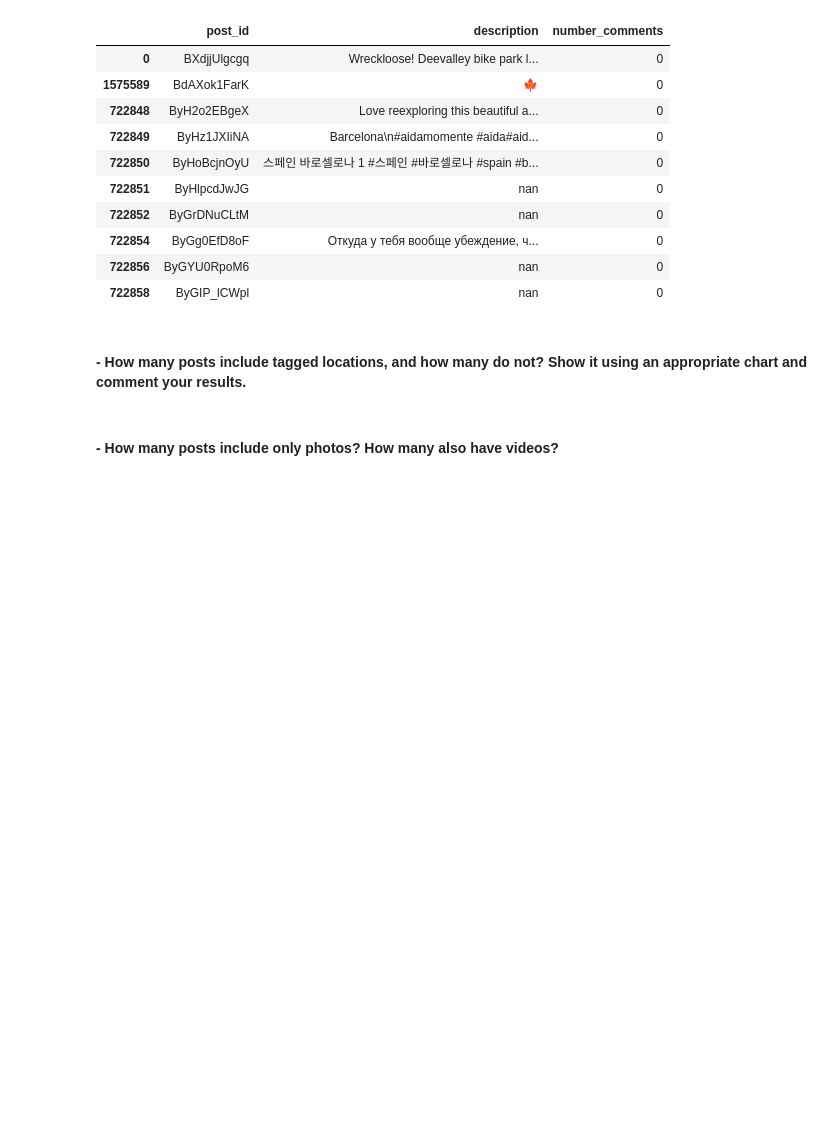
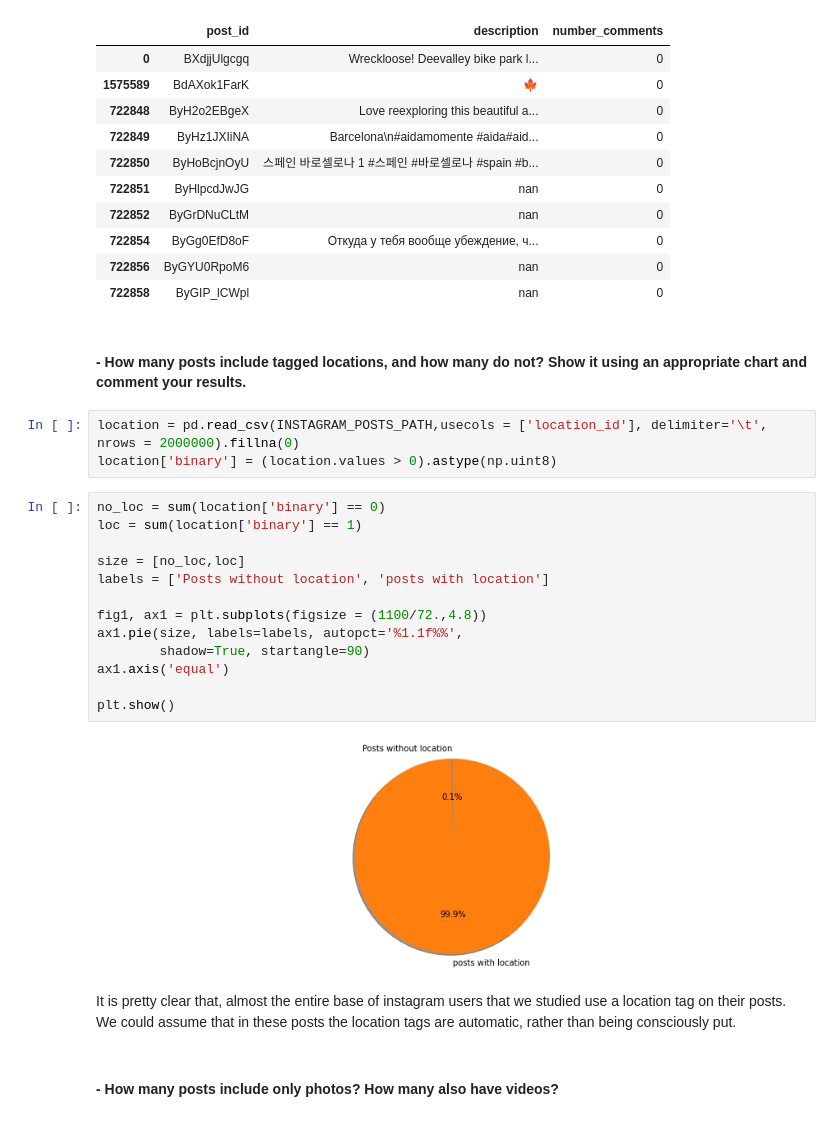
Before and after one commit to Vah1d/ADM-HW2, a Jupyter notebook: HW2.ipynb, the cells around one changed output. Cells and saved outputs as stored; diff of their text form; blank space fills up the shorter version.

Commit message:
worked on the prob.&graphs part

```diff
--- a/HW2.ipynb
+++ b/HW2.ipynb
@@ -113,6 +130,26 @@ posts with the least comments
 | 722858 | ByGIP_lCWpl | nan | 0 |
 # %% [markdown]
 #### - How many posts include tagged locations, and how many do not? Show it using an appropriate chart and comment your results.
+# %%
+location = pd.read_csv(INSTAGRAM_POSTS_PATH,usecols = ['location_id'], delimiter='\t', nrows = 2000000).fillna(0)
+location['binary'] = (location.values > 0).astype(np.uint8)
+# %%
+no_loc = sum(location['binary'] == 0)
+loc = sum(location['binary'] == 1)
+
+size = [no_loc,loc]
+labels = ['Posts without location', 'posts with location']
+
+fig1, ax1 = plt.subplots(figsize = (1100/72.,4.8))
+ax1.pie(size, labels=labels, autopct='%1.1f%%',
+        shadow=True, startangle=90)
+ax1.axis('equal')
+
+plt.show()
+# %% [output]
+[figure, added]
+# %% [markdown]
+It is pretty clear that, almost the entire base of instagram users that we studied use a location tag on their posts. We could assume that in these posts the location tags are automatic, rather than being consciously put.
 # %% [markdown]
 #### - How many posts include only photos? How many also have videos?
 # %%
```
Also changed, not shown: parts of 10 cells of this notebook.
